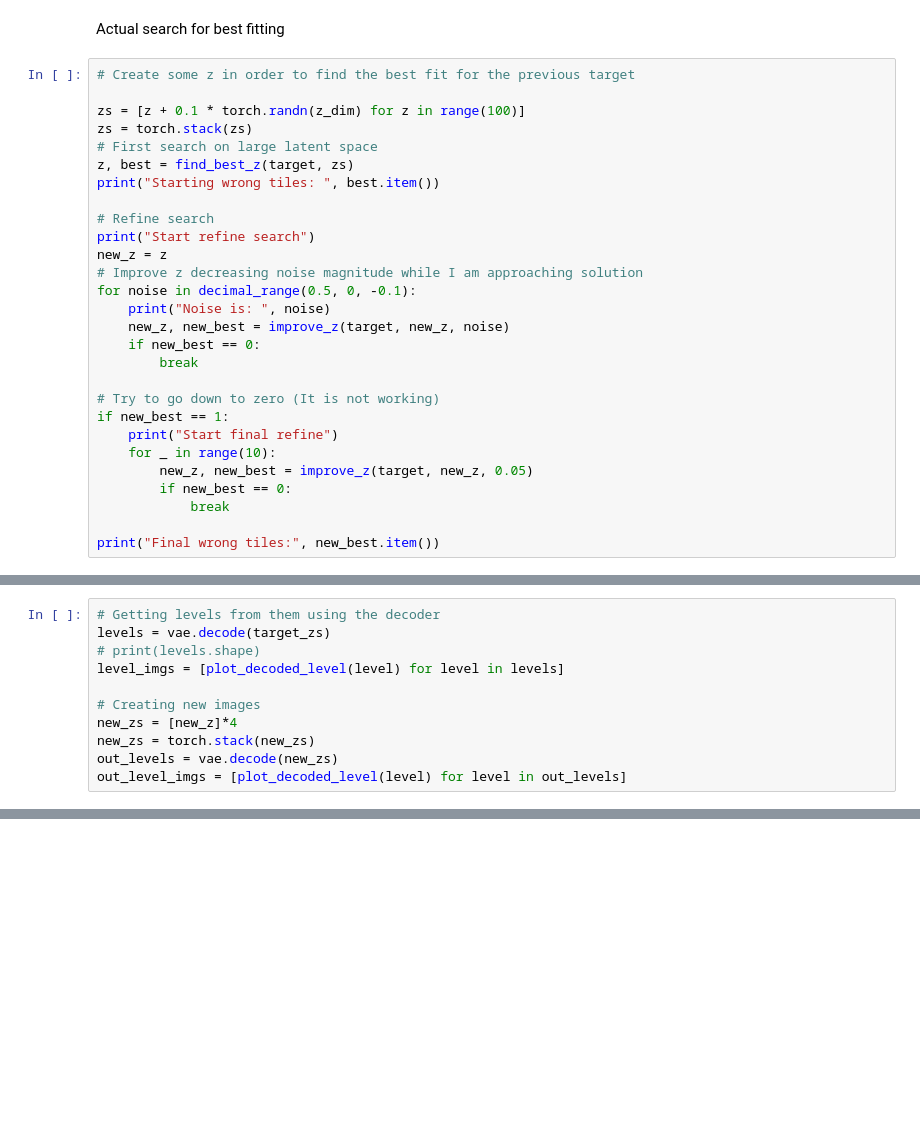
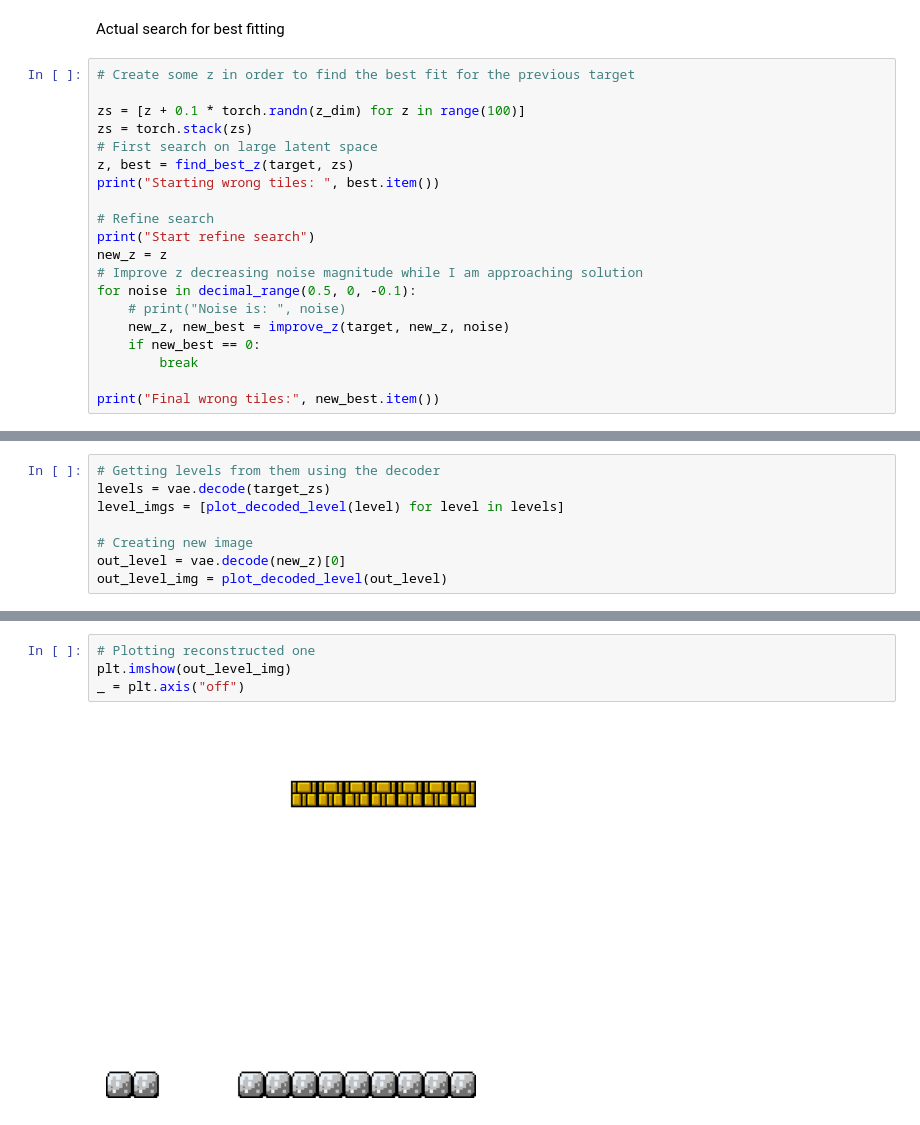
Before and after one commit to AlessandroBarbiero/Deep-Learning-for-Games-labs, a Jupyter notebook: lab6.ipynb, the cells around one changed output, grey strips where cells are left out. Saved outputs shown, nothing was run; the diff lists cells and outputs as text; blank space fills up the shorter version.

```diff
--- a/lab6.ipynb
+++ b/lab6.ipynb
@@ -109,18 +118,10 @@ print("Start refine search")
 new_z = z
 # Improve z decreasing noise magnitude while I am approaching solution
 for noise in decimal_range(0.5, 0, -0.1):
-    print("Noise is: ", noise)
+    # print("Noise is: ", noise)
     new_z, new_best = improve_z(target, new_z, noise)
     if new_best == 0:
         break
 
-# Try to go down to zero (It is not working)
-if new_best == 1:
-    print("Start final refine")
-    for _ in range(10):
-        new_z, new_best = improve_z(target, new_z, 0.05)
-        if new_best == 0:
-            break
-
 print("Final wrong tiles:", new_best.item())
 # %% [output]
@@ -152,11 +138,8 @@ tensor([0.0808, 0.1053])
 # %%
 # Getting levels from them using the decoder
 levels = vae.decode(target_zs)
-# print(levels.shape)
 level_imgs = [plot_decoded_level(level) for level in levels]
 
-# Creating new images
-new_zs = [new_z]*4
-new_zs = torch.stack(new_zs)
-out_levels = vae.decode(new_zs)
-out_level_imgs = [plot_decoded_level(level) for level in out_levels]
+# Creating new image
+out_level = vae.decode(new_z)[0]
+out_level_img = plot_decoded_level(out_level)
@@ -191,0 +152,6 @@ plt.show()
+# %%
+# Plotting reconstructed one
+plt.imshow(out_level_img)
+_ = plt.axis("off")
+# %% [output]
+[figure, added]
```
Also changed, not shown: parts of 16 cells of this notebook, 5 other files.
